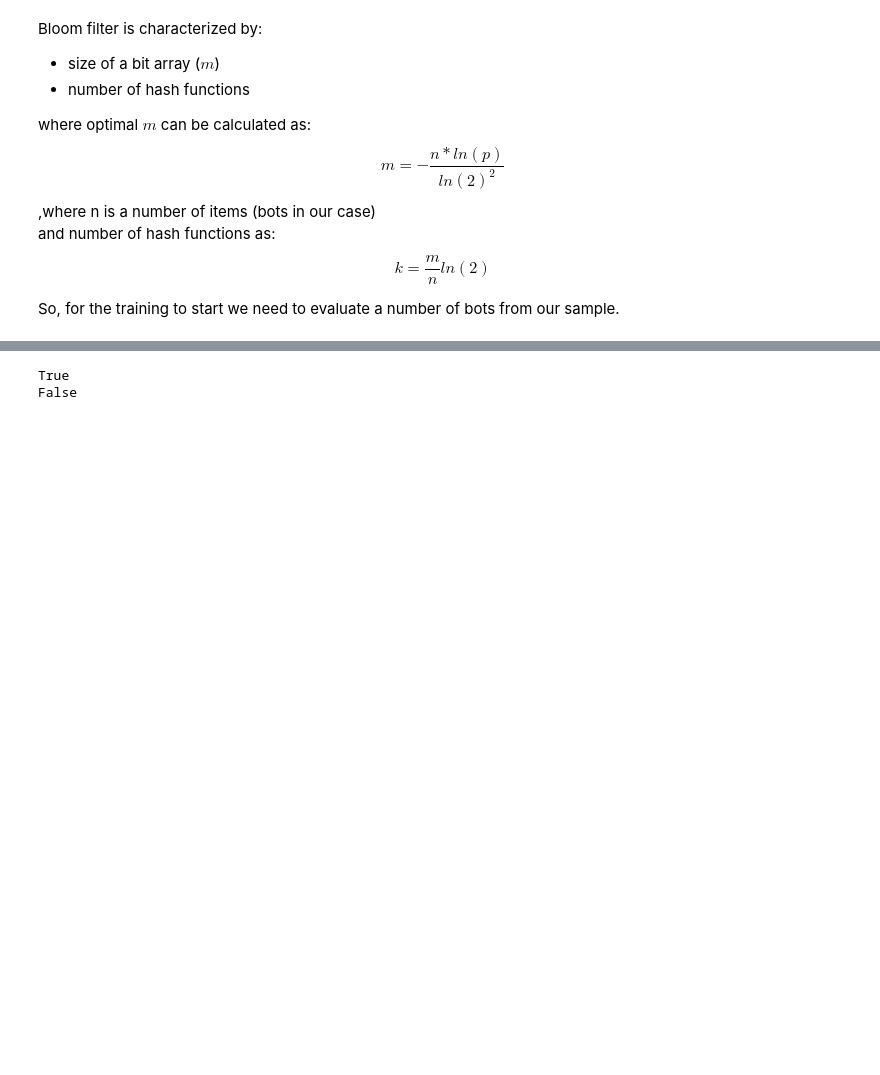
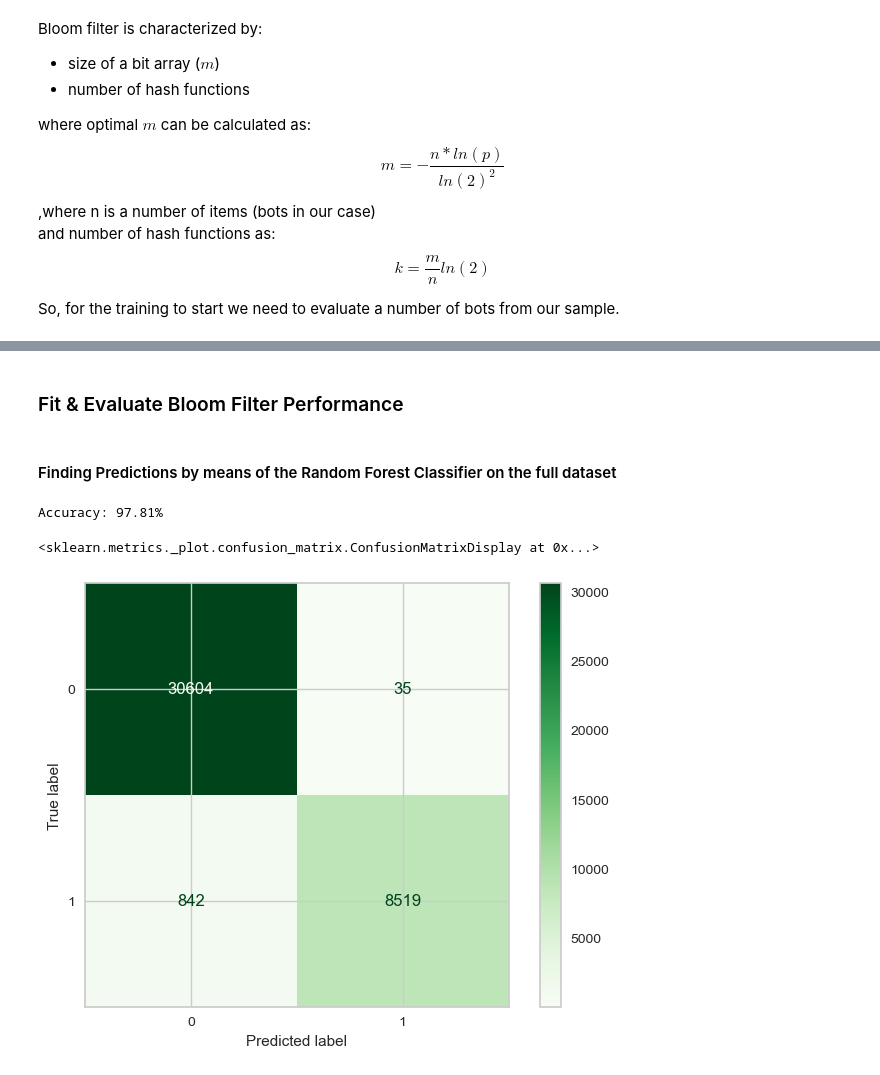
Before and after one commit to ansu0122/ucu-mmds, a Jupyter notebook: src/homework2/bots_detection.ipynb, the cells around one changed output, grey strips where cells are left out. Cells and saved outputs as stored; diff of their text form; code cells hidden in the pictures; blank space fills up the shorter version.

```diff
--- a/src/homework2/bots_detection.ipynb
+++ b/src/homework2/bots_detection.ipynb
@@ -335,6 +376,0 @@ filter.add_all(df['user'].to_list())
-# %%
-print(filter.contains(df['user'][3]))  # True
-print(filter.contains('$@@##'))  # True
-# %% [output]
-True
-False
@@ -340,0 +412,12 @@ False
+# %% [markdown]
+### Fit & Evaluate Bloom Filter Performance
+# %% [markdown]
+#### Finding Predictions by means of the Random Forest Classifier on the full dataset
+# %%
+y_pred_full = clf.predict(X.drop(columns=['user']))
+print(f"Accuracy: {np.mean(y == y_pred_full)*100:.2f}%")
+ConfusionMatrixDisplay.from_predictions(y, y_pred_full, cmap=plt.cm.Greens)
+# %% [output]
+Accuracy: 97.81%
+<sklearn.metrics._plot.confusion_matrix.ConfusionMatrixDisplay at 0x...>
+[figure, added]
```
Also changed, not shown: parts of 28 cells of this notebook.
